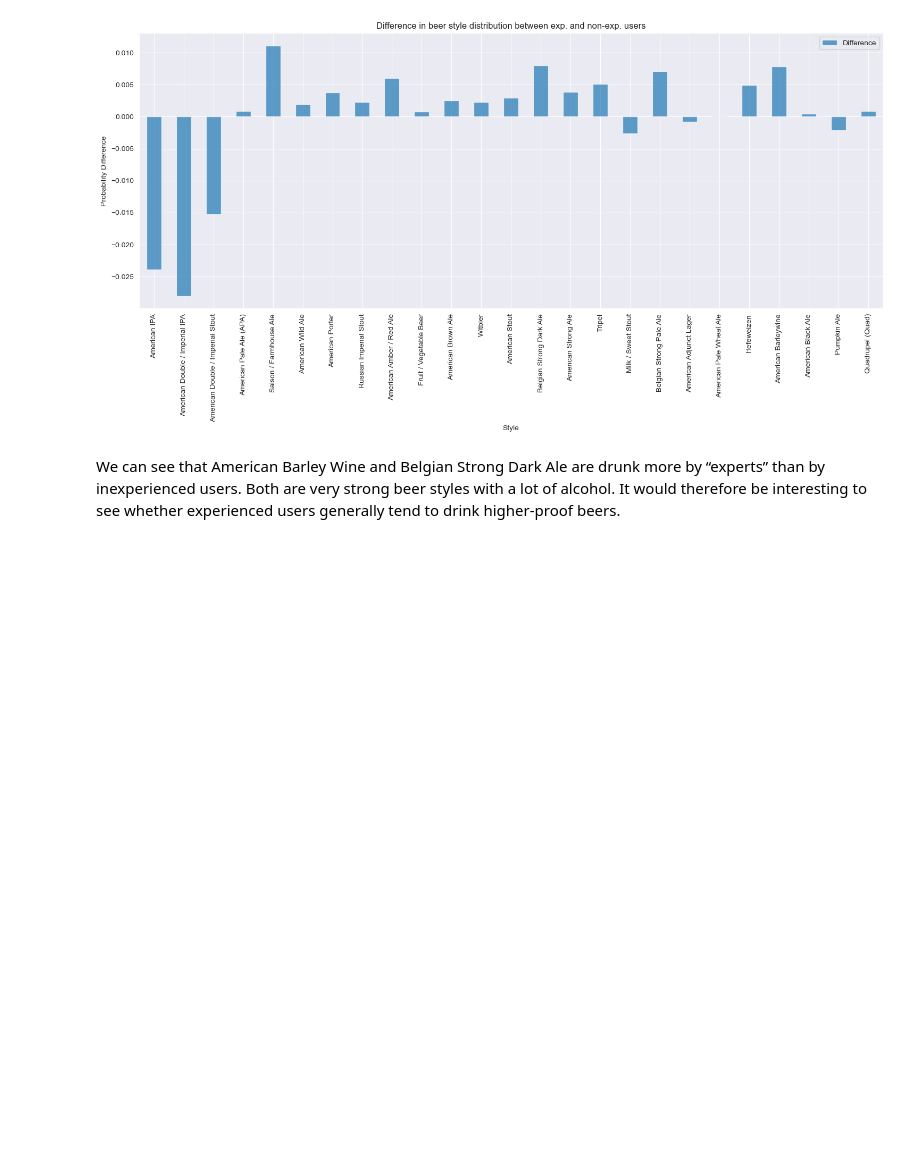
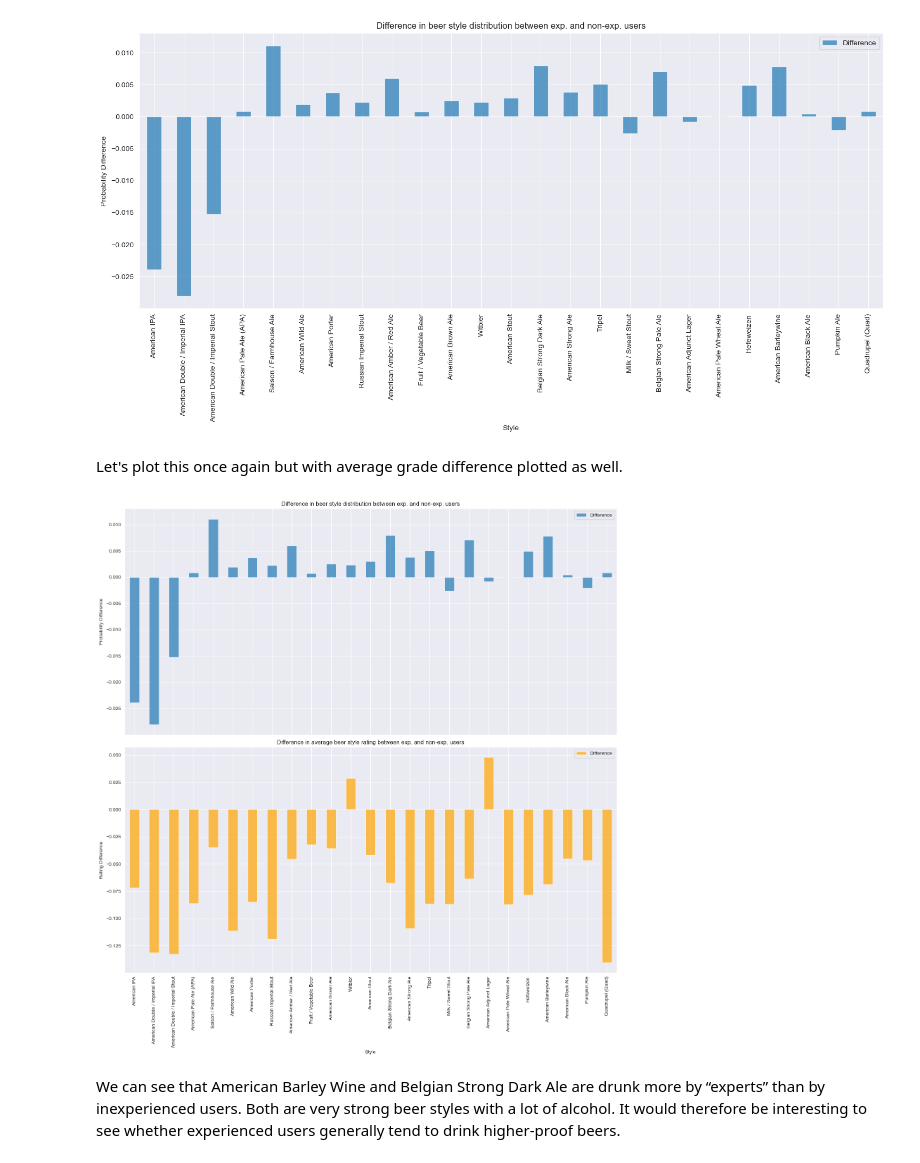
Before and after one commit to epfl-ada/ada-2024-project-thefivedatawranglers, a Jupyter notebook: analysis.ipynb, the cells around one changed output. Saved outputs shown, nothing was run; the diff lists cells and outputs as text; code cells hidden in the pictures; blank space fills up the shorter version.

Commit message:
Added avg gradde plot

```diff
--- a/analysis.ipynb
+++ b/analysis.ipynb
@@ -302,6 +302,50 @@ plt.tight_layout()
 plt.show()
 # %% [output]
 [figure]
+# %% [markdown]
+Let's plot this once again but with average grade difference plotted as well.
+# %%
+style_counts_exp = df_ba_ratings_of_exp['style'].value_counts()
+style_counts_unexp = df_ba_ratings_of_unexp['style'].value_counts()
+
+# mean rating for every beer style for each group
+mean_ratings_exp = df_ba_ratings_of_exp.groupby('style')['rating'].mean()
+mean_ratings_unexp = df_ba_ratings_of_unexp.groupby('style')['rating'].mean()
+
+# 25 most rated styles
+most_rated = (style_counts_exp + style_counts_unexp).nlargest(25).index
+style_counts_exp = style_counts_exp[most_rated]
+style_counts_unexp = style_counts_unexp[most_rated]
+mean_ratings_exp = mean_ratings_exp[most_rated]
+mean_ratings_unexp = mean_ratings_unexp[most_rated]
+
+# scaling it to an empirical distr.
+plot_df = pd.DataFrame({'Experienced': style_counts_exp / style_counts_exp.sum(), 'Unexperienced': style_counts_unexp / style_counts_unexp.sum()})
+
+rating_dif_df = pd.DataFrame({'Difference': mean_ratings_exp - mean_ratings_unexp})
+dif_plot_df = pd.DataFrame({'Difference': plot_df['Experienced'] - plot_df['Unexperienced']})
+
+# plotting
+fig, axes = plt.subplots(2, 1, figsize=(15, 16), sharex=True)
+
+# Plot für den Unterschied in der Häufigkeit
+dif_plot_df.plot(kind='bar', alpha=0.7, ax=axes[0])
+axes[0].set_xlabel('Style')
+axes[0].set_ylabel('Probability Difference')
+axes[0].set_title('Difference in beer style distribution between exp. and non-exp. users')
+axes[0].tick_params(axis='x', rotation=90)
+
+# Plot für den Unterschied der durchschnittlichen Bewertungen
+rating_dif_df.plot(kind='bar', color='orange', alpha=0.7, ax=axes[1])
+axes[1].set_xlabel('Style')
+axes[1].set_ylabel('Rating Difference')
+axes[1].set_title('Difference in average beer style rating between exp. and non-exp. users')
+axes[1].tick_params(axis='x', rotation=90)
+
+plt.tight_layout()
+plt.show()
+# %% [output]
+[figure, added]
 # %% [markdown]
 We can see that American Barley Wine and Belgian Strong Dark Ale are drunk more by “experts” than by inexperienced users.
 Both are very strong beer styles with a lot of alcohol.
```
